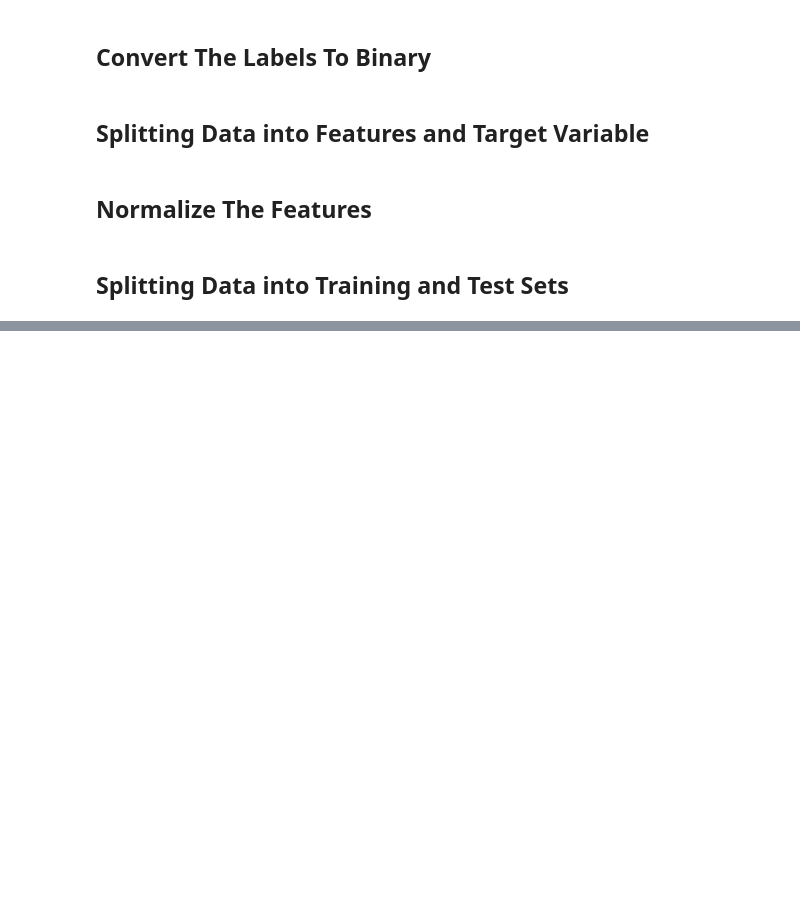
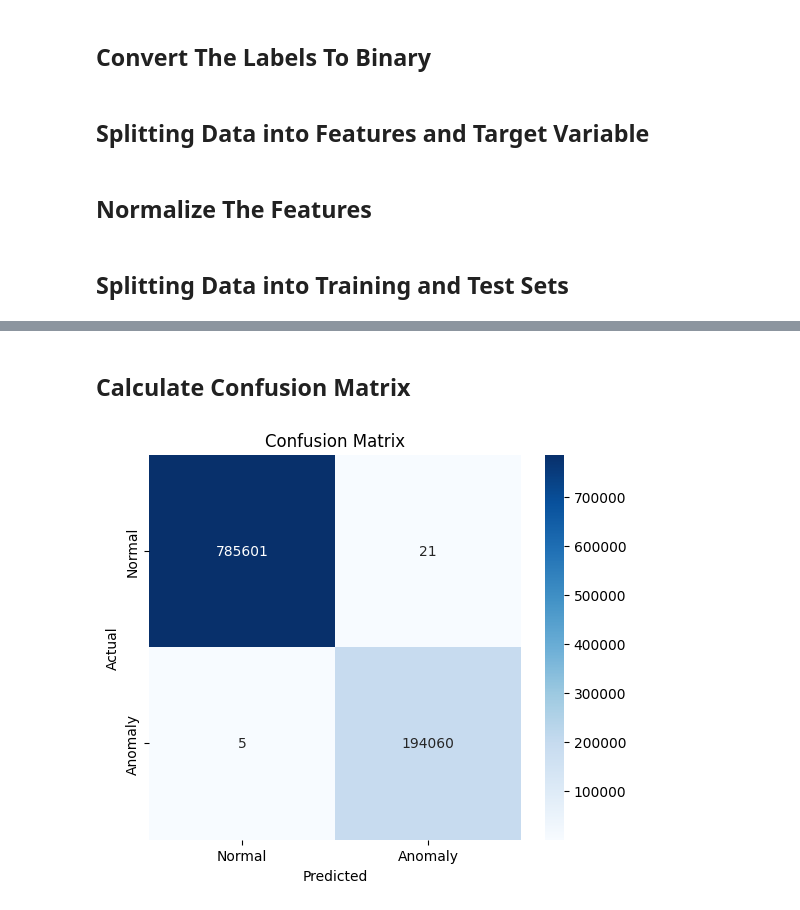
Before and after one commit to orangecat47259/DLI-Group-L, a Jupyter notebook: Network Anomaly Detection KDD Cup 1999.ipynb, the cells around one changed output, grey strips where cells are left out. Drawn from its saved outputs; the diff is of its cells as text; code cells hidden in the pictures; blank space fills up the shorter version.

Commit message:
TP074553 - Complete XGBoost Training and Evaluation

```diff
--- a/Network Anomaly Detection KDD Cup 1999.ipynb
+++ b/Network Anomaly Detection KDD Cup 1999.ipynb
@@ -205,0 +227,3 @@ kddcup_features_train, kddcup_features_test, kddcup_target_train, kddcup_target_
+# %%
+# Train the XGBoost model
+XGBModel = xgb.train(xgb_params, kddcup_dtrain, num_boost_round=100)
@@ -205,0 +236,5 @@ kddcup_features_train, kddcup_features_test, kddcup_target_train, kddcup_target_
+# %%
+import pickle
+
+with open('xgb_model.pkl', 'wb') as f:
+    pickle.dump(XGBModel, f)
@@ -205,0 +243,3 @@ kddcup_features_train, kddcup_features_test, kddcup_target_train, kddcup_target_
+# %%
+with open('xgb_model.pkl', 'rb') as f:
+    XGBModel = pickle.load(f)
@@ -205,0 +248,9 @@ kddcup_features_train, kddcup_features_test, kddcup_target_train, kddcup_target_
+# %%
+# Predict on test set
+xgb_pred_prob = XGBModel.predict(kddcup_dtest)
+xgb_pred = (xgb_pred_prob > 0.5).astype(int)
+
+# Evaluate model performance
+print("Accuracy:", accuracy_score(kddcup_target_test, xgb_pred))
+print("\nClassification Report:")
+print(classification_report(kddcup_target_test, xgb_pred, target_names=['Normal', 'Anomaly']))
@@ -205,0 +269,19 @@ kddcup_features_train, kddcup_features_test, kddcup_target_train, kddcup_target_
+# %% [markdown]
+## **Calculate Confusion Matrix**
+# %%
+import matplotlib.pyplot as plt
+import seaborn as sns
+from sklearn.metrics import confusion_matrix
+
+# Compute confusion matrix
+cm = confusion_matrix(kddcup_target_test, xgb_pred)
+
+# Plot confusion matrix
+plt.figure(figsize=(6,5))
+sns.heatmap(cm, annot=True, fmt='d', cmap='Blues', xticklabels=['Normal', 'Anomaly'], yticklabels=['Normal', 'Anomaly'])
+plt.xlabel('Predicted')
+plt.ylabel('Actual')
+plt.title('Confusion Matrix')
+plt.show()
+# %% [output]
+[figure, added]
```
Also changed, not shown: parts of 12 cells of this notebook.
